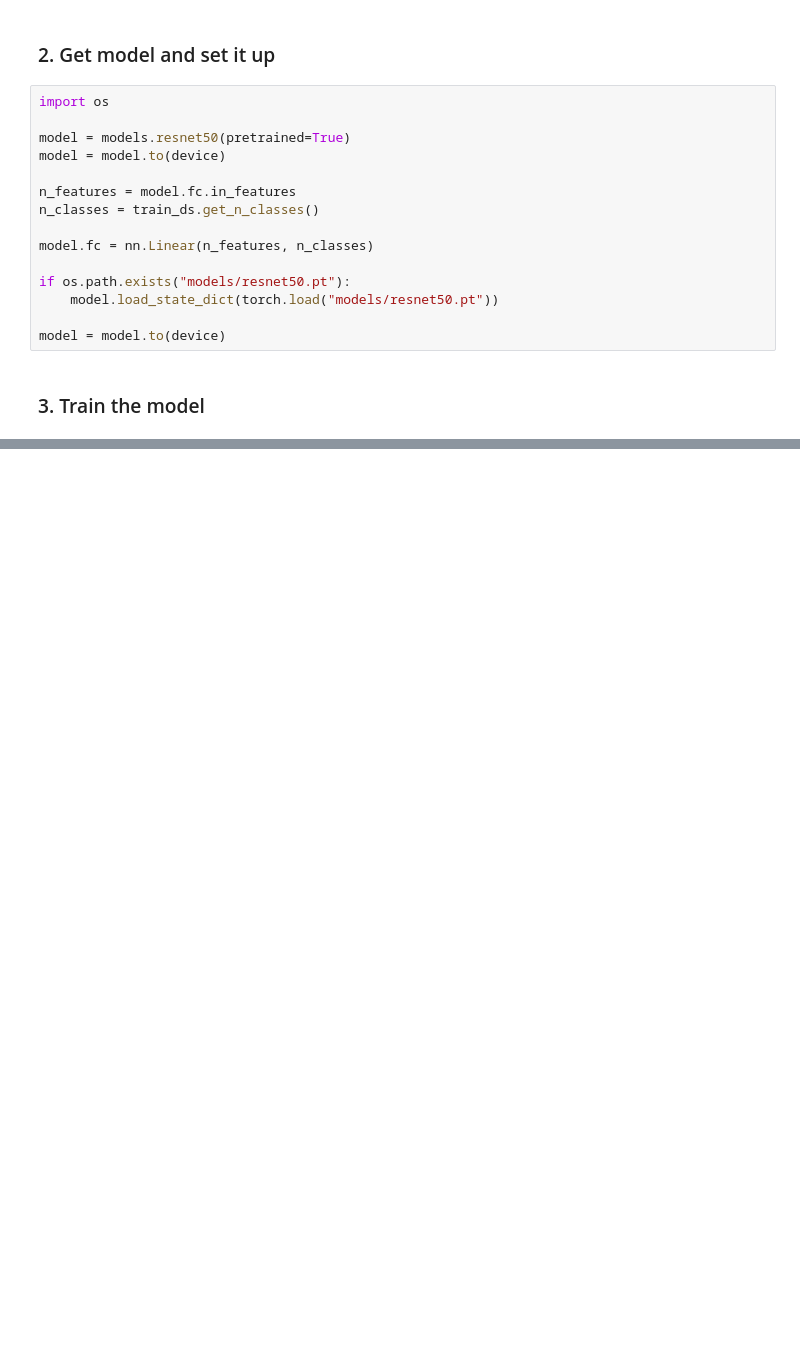
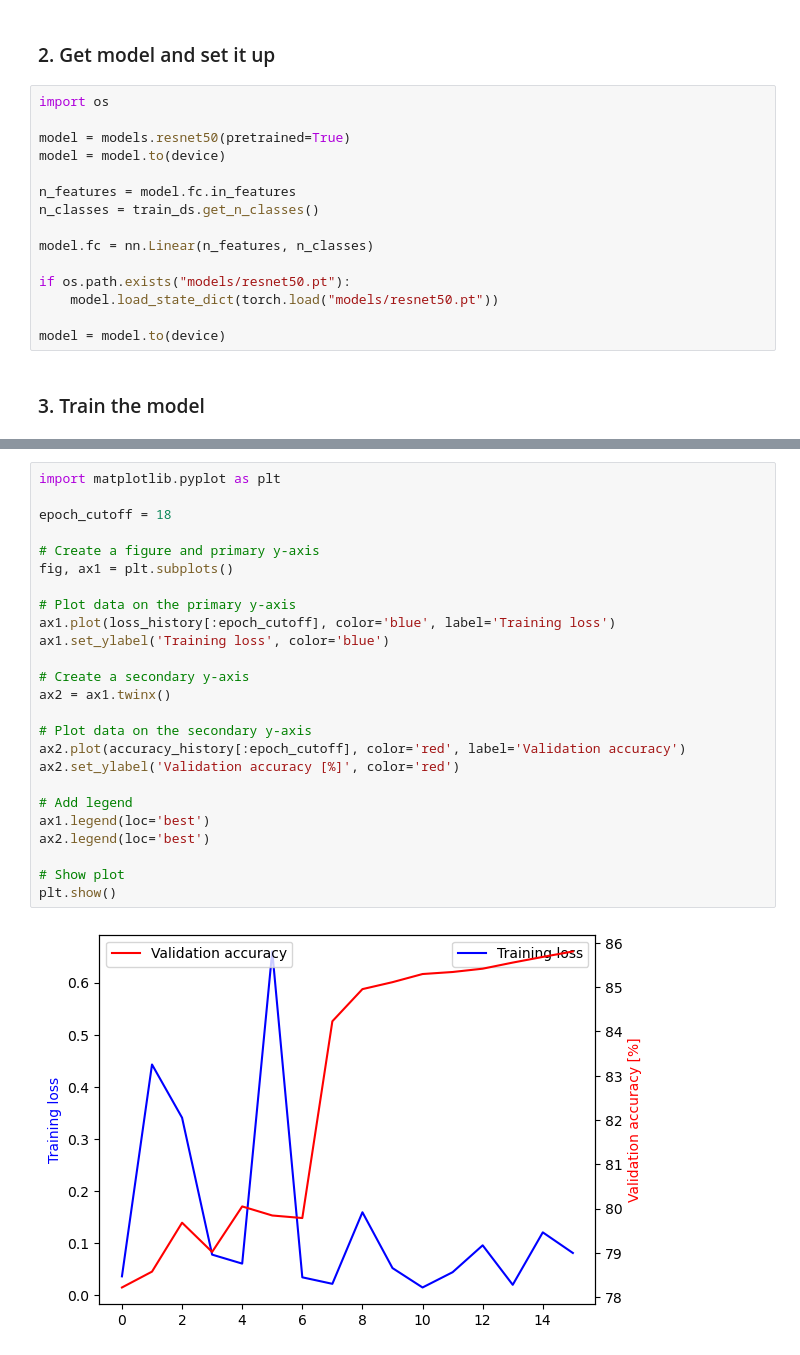
Before and after one commit to strojanski/diploma, a Jupyter notebook: rework/baseline/baseline.ipynb, the cells around one changed output, grey strips where cells are left out. Drawn from its saved outputs; the diff is of its cells as text; blank space fills up the shorter version.

```diff
--- a/rework/baseline/baseline.ipynb
+++ b/rework/baseline/baseline.ipynb
@@ -166,0 +166,27 @@ Model saved with validation loss: 1.7648053372778543
+# %%
+import matplotlib.pyplot as plt
+
+epoch_cutoff = 18
+
+# Create a figure and primary y-axis
+fig, ax1 = plt.subplots()
+
+# Plot data on the primary y-axis
+ax1.plot(loss_history[:epoch_cutoff], color='blue', label='Training loss')
+ax1.set_ylabel('Training loss', color='blue')
+
+# Create a secondary y-axis
+ax2 = ax1.twinx()
+
+# Plot data on the secondary y-axis
+ax2.plot(accuracy_history[:epoch_cutoff], color='red', label='Validation accuracy')
+ax2.set_ylabel('Validation accuracy [%]', color='red')
+
+# Add legend
+ax1.legend(loc='best')
+ax2.legend(loc='best')
+
+# Show plot
+plt.show()
+# %% [output]
+[figure, added]
```
Also changed, not shown: parts of 4 cells of this notebook.
